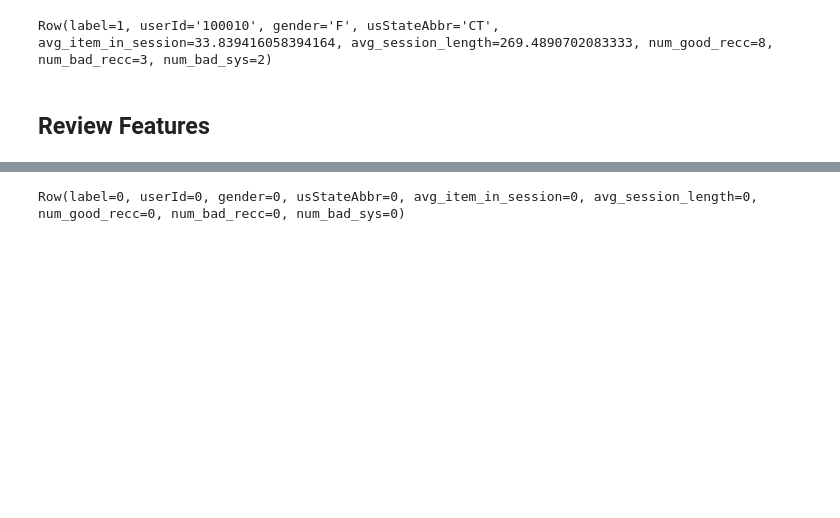
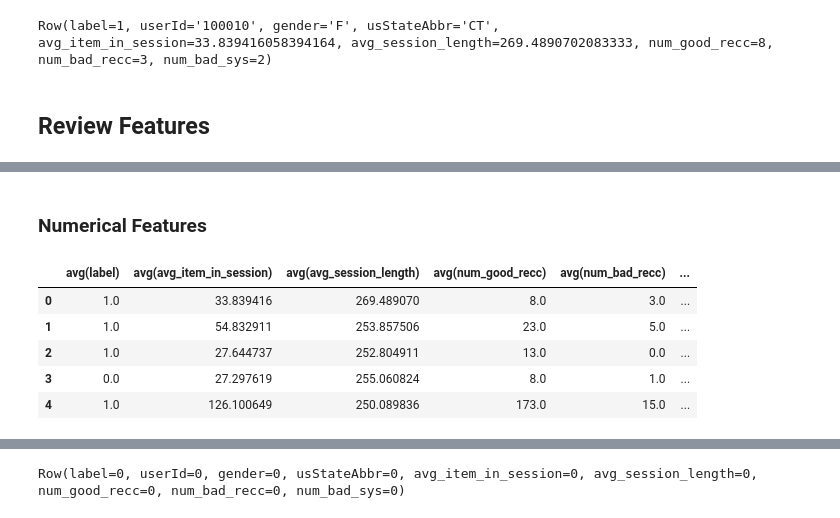
Before and after one commit to jhmarlow/digital-services-churn-prediction, a Jupyter notebook: notebooks/Sparkify_FeatureEngineering.ipynb, the cells around one changed output, grey strips where cells are left out. Saved outputs shown, nothing was run; the diff lists cells and outputs as text; code cells hidden in the pictures; blank space fills up the shorter version.

```diff
--- a/notebooks/Sparkify_FeatureEngineering.ipynb
+++ b/notebooks/Sparkify_FeatureEngineering.ipynb
@@ -250,3 +248,5 @@ review_features(count_on='userId', group_on='gender')
 review_features(count_on='userId', group_on='num_bad_sys', bins=50)
 # %%
 review_features(count_on='userId', group_on='num_good_recc', bins=50)
+# %% [markdown]
+### Numerical Features
@@ -252,0 +257,9 @@ review_features(count_on='userId', group_on='num_good_recc', bins=50)
+# %%
+user_stats.head()
+# %% [output]
+|  | avg(label) | avg(avg_item_in_session) | avg(avg_session_length) | avg(num_good_recc) | avg(num_bad_recc) | ... |
+| 0 | 1.0 | 33.839416 | 269.489070 | 8.0 | 3.0 | ... |
+| 1 | 1.0 | 54.832911 | 253.857506 | 23.0 | 5.0 | ... |
+| 2 | 1.0 | 27.644737 | 252.804911 | 13.0 | 0.0 | ... |
+| 3 | 0.0 | 27.297619 | 255.060824 | 8.0 | 1.0 | ... |
+| 4 | 1.0 | 126.100649 | 250.089836 | 173.0 | 15.0 | ... |
```
Also changed, not shown: parts of 7 cells of this notebook, 3 other files.
